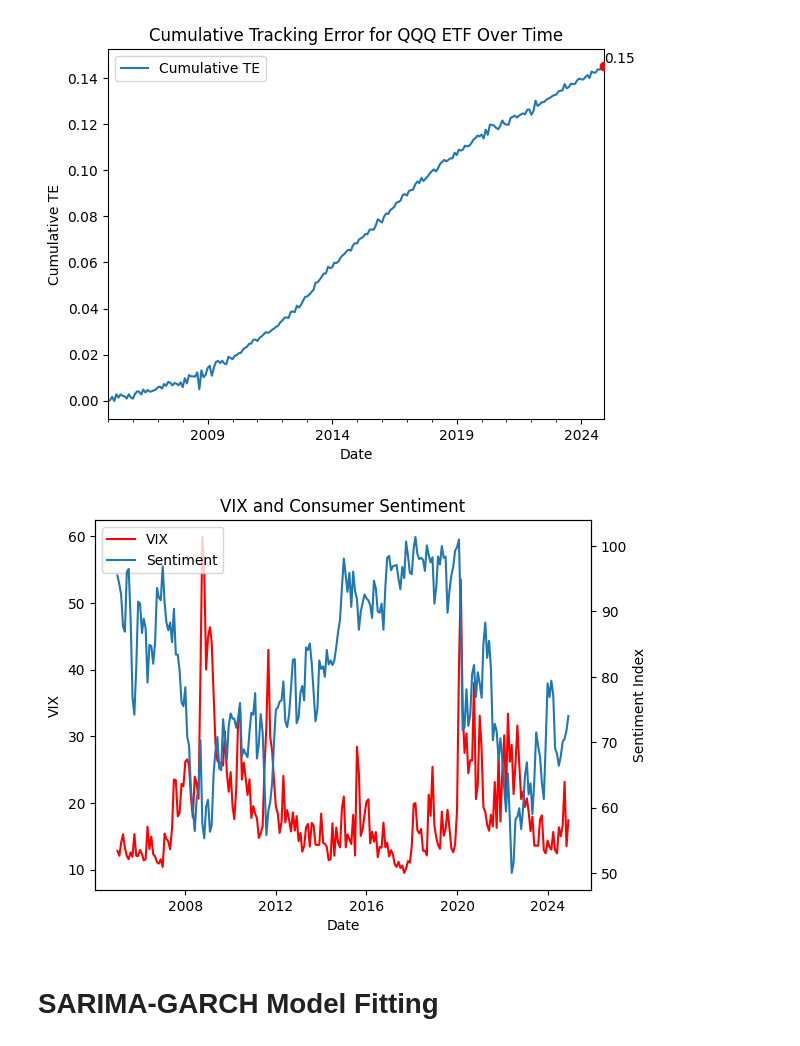
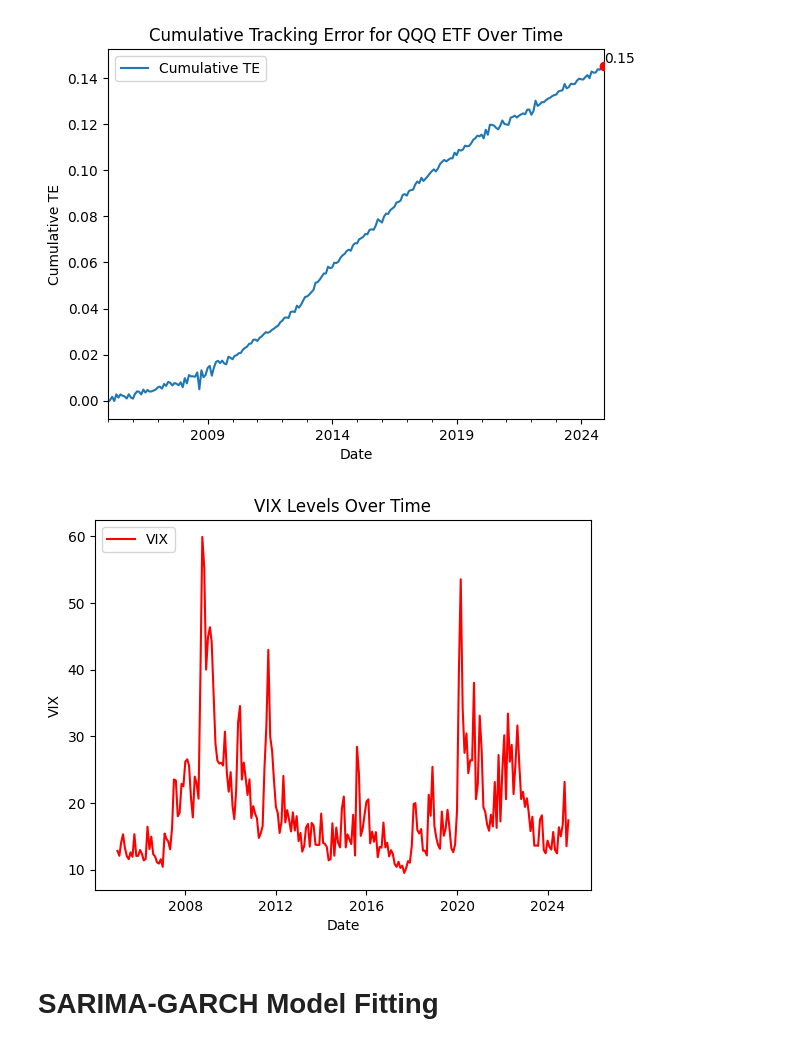
Before and after one commit to AatishDA1/ETF_TD_Forecasting, a Jupyter notebook: forecsating_models/qqq_te_forecasting_v3.ipynb, the cells around one changed output. Cells and saved outputs as stored; diff of their text form; code cells hidden in the pictures.

```diff
--- a/forecsating_models/qqq_te_forecasting_v3.ipynb
+++ b/forecsating_models/qqq_te_forecasting_v3.ipynb
@@ -131,21 +136,15 @@ plt.show()
 # %%
 # VIX & Sentiment plots
 fig, ax1 = plt.subplots()
 ax1.plot(macro['vix'], label='VIX', color='r')
 ax1.set_xlabel('Date'); ax1.set_ylabel('VIX')
 
-ax2 = ax1.twinx()
-ax2.plot(macro['michigan_consumer_sentiment_index'], label='Sentiment')
-ax2.set_ylabel('Sentiment Index')
-
-# combine legends
 lines1, labs1 = ax1.get_legend_handles_labels()
-lines2, labs2 = ax2.get_legend_handles_labels()
-ax1.legend(lines1+lines2, labs1+labs2, loc='upper left')
-plt.title('VIX and Consumer Sentiment')
+ax1.legend(lines1, labs1, loc='upper left')
+plt.title('VIX Levels Over Time')
 plt.show()
 # %% [output]
-[figure, old version]
+[figure, new version]
 # %% [markdown]
 # SARIMA-GARCH Model Fitting
 # %% [markdown]
```
Also changed, not shown: parts of 16 cells of this notebook.
